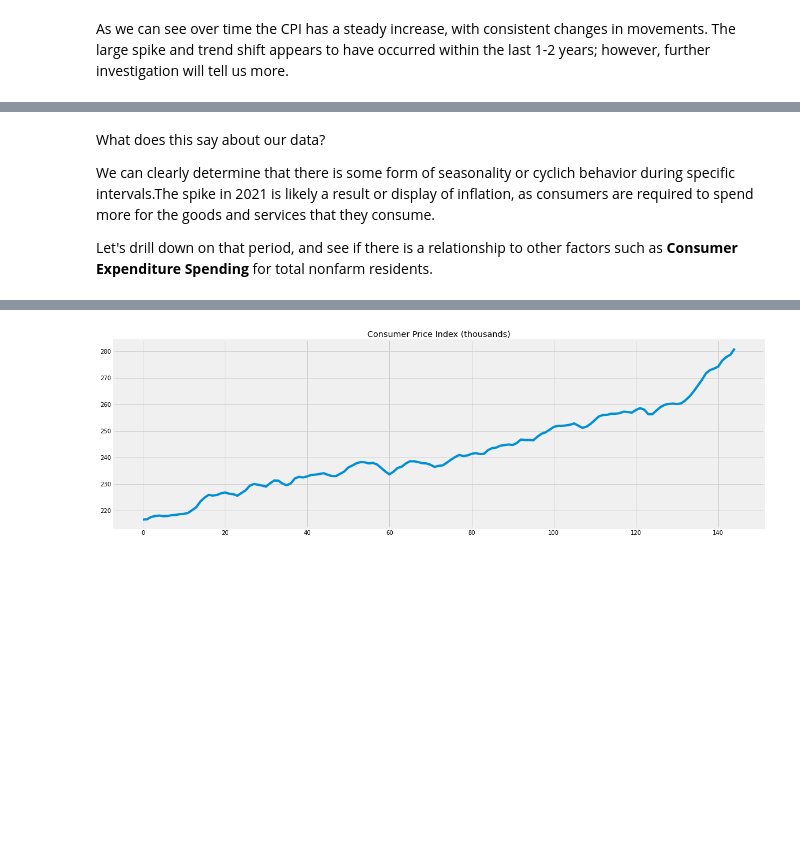
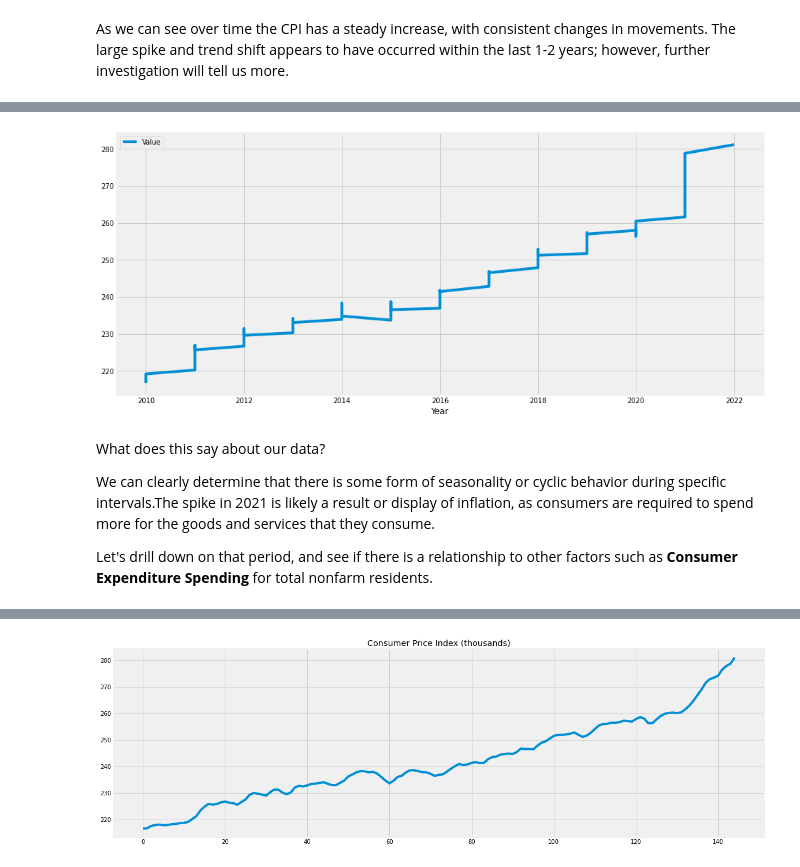
Before and after one commit to techthumb1/bls_project, a Jupyter notebook: notebooks/time_series_analysis.ipynb, the cells around one changed output, grey strips where cells are left out. Drawn from its saved outputs; the diff is of its cells as text; code cells hidden in the pictures; blank space fills up the shorter version.

```diff
--- a/notebooks/time_series_analysis.ipynb
+++ b/notebooks/time_series_analysis.ipynb
@@ -114,10 +121,21 @@ fig.update_layout(
 iplot(fig)
 # %% [output]
 [interactive output not drawn]
+# %%
+new_cpi.columns=["Year","Value"]
+new_cpi.head()
+new_cpi.describe()
+new_cpi.set_index(['Year'],inplace=True)
+
+from pylab import rcParams
+rcParams['figure.figsize'] = 15, 7
+new_cpi.plot();
+# %% [output]
+[figure, added]
 # %% [markdown]
 What does this say about our data?
 
-We can clearly determine that there is some form of seasonality or cyclich behavior during specific intervals.The spike in 2021 is likely a result or display of inflation, as consumers are required to spend more for the goods and services that they consume.
+We can clearly determine that there is some form of seasonality or cyclic behavior during specific intervals.The spike in 2021 is likely a result or display of inflation, as consumers are required to spend more for the goods and services that they consume.
 
 Let's drill down on that period, and see if there is a relationship to other factors such as **Consumer Expenditure Spending** for total nonfarm residents.
 # %%
```
Also changed, not shown: parts of 2 cells of this notebook, 3 other files.
